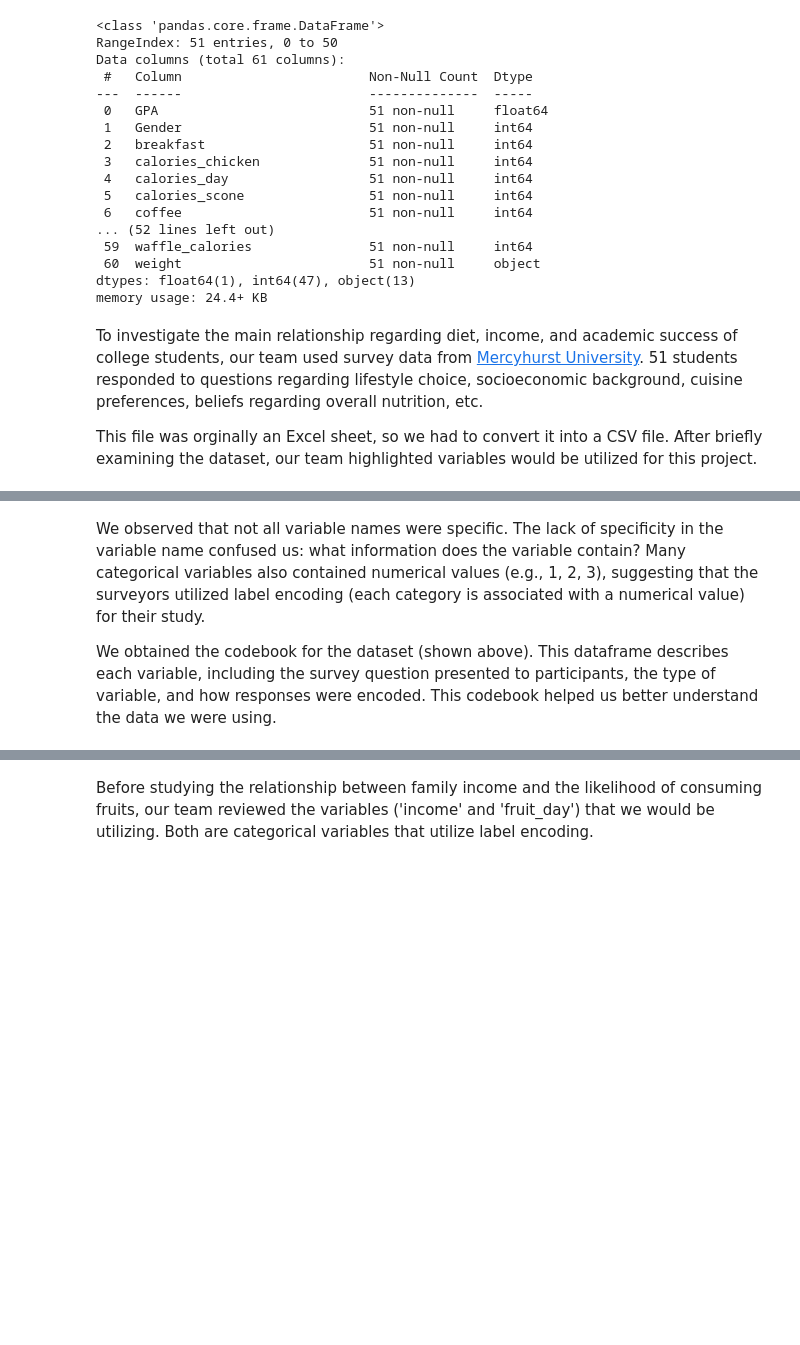
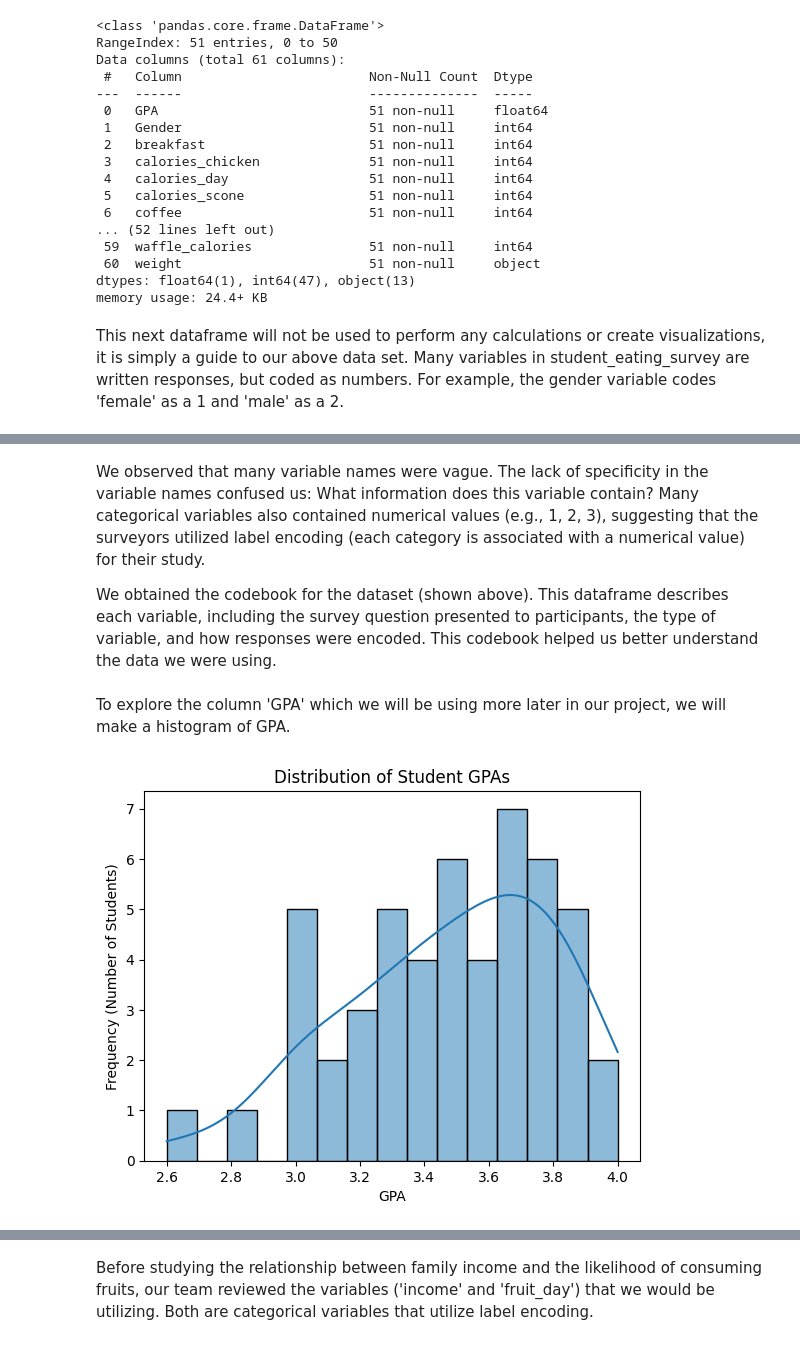
Before and after one commit to laur-park/dsci235-final-project, a Jupyter notebook: Diddi_Parker_Final_Project.ipynb, the cells around one changed output, grey strips where cells are left out. Drawn from its saved outputs; the diff is of its cells as text; code cells hidden in the pictures; blank space fills up the shorter version.

```diff
--- a/Diddi_Parker_Final_Project.ipynb
+++ b/Diddi_Parker_Final_Project.ipynb
@@ -68,11 +73,8 @@ memory usage: 24.4+ KB
 # %%
 # columns we will use: GPA (open-ended,0), (family) income (interval,32), fruit_day
 # (interval,24), veggies_day (interval,51), employment (interval,14), health_feeling (interval,27)
-# %% [markdown]
-To investigate the main relationship
-regarding diet, income, and academic success of college students, our team used survey data from [Mercyhurst University](https://bsos-data.umd.edu/dataset/food-choices-dataset/resource/4edcb62c-1416-4df8-be5e-bd3ec3441da9?inner_span=True). 51 students responded to questions regarding lifestyle choice, socioeconomic background, cuisine preferences, beliefs regarding overall nutrition, etc.
-
-This file was orginally an Excel sheet, so we had to convert it into a CSV file. After briefly examining the dataset, our team highlighted variables would be utilized for this project.
+# %% [markdown]
+This next dataframe will not be used to perform any calculations or create visualizations, it is simply a guide to our above data set. Many variables in student_eating_survey are written responses, but coded as numbers. For example, the gender variable codes 'female' as a 1 and 'male' as a 2.
 # %%
 refer_to = pd.read_csv('codebook.csv')
 refer_to = refer_to.iloc[:55, :4]
@@ -85,6 +87,17 @@ refer_to.head()
 | 3 | calories_chicken | open ended | guessing calories in chicken piadina | interval |
 | 4 | calories_day | 1 - i dont know how many calories... | Importance of consuming calories ... | interval |
 # %% [markdown]
-We observed that not all variable names were specific. The lack of specificity in the variable name confused us: what information does the variable contain? Many categorical variables also contained numerical values (e.g., 1, 2, 3), suggesting that the surveyors utilized label encoding (each category is associated with a numerical value) for their study.
+We observed that many variable names were vague. The lack of specificity in the variable names confused us: What information does this variable contain? Many categorical variables also contained numerical values (e.g., 1, 2, 3), suggesting that the surveyors utilized label encoding (each category is associated with a numerical value) for their study.
 
 We obtained the codebook for the dataset (shown above). This dataframe describes each variable, including the survey question presented to participants, the type of variable, and how responses were encoded. This codebook helped us better understand the data we were using.
+# %% [markdown]
+To explore the column 'GPA' which we will be using more later in our project, we will make a histogram of GPA.
+# %%
+plt.figure()
+sns.histplot(student_eating_survey['GPA'], bins=15, kde=True)
+plt.title('Distribution of Student GPAs')
+plt.xlabel('GPA')
+plt.ylabel('Frequency (Number of Students)')
+plt.show()
+# %% [output]
+[figure, added]
```
Also changed, not shown: parts of 49 cells of this notebook.
